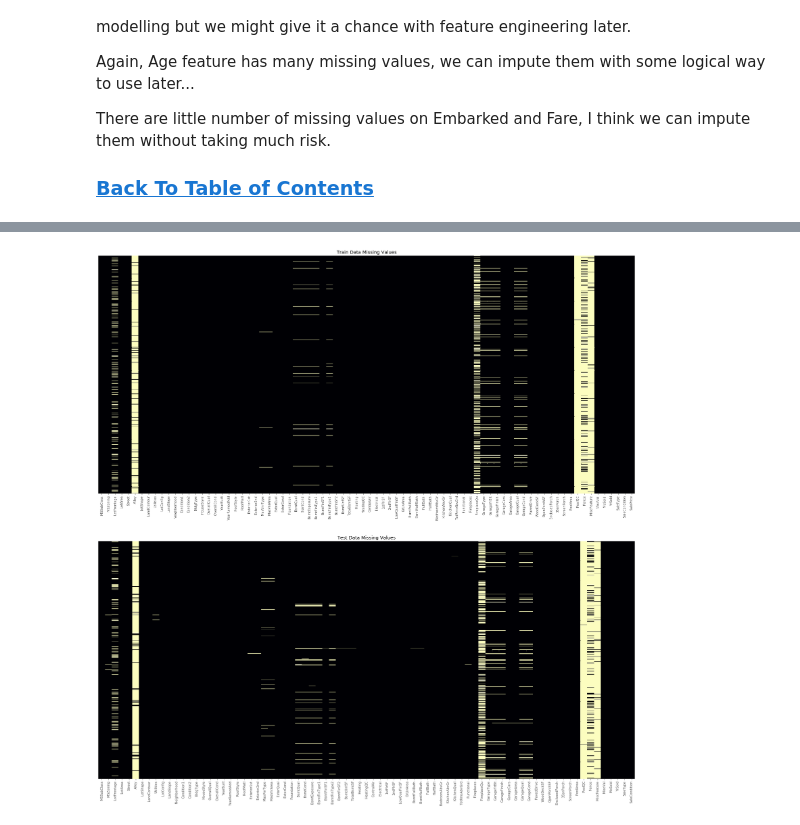
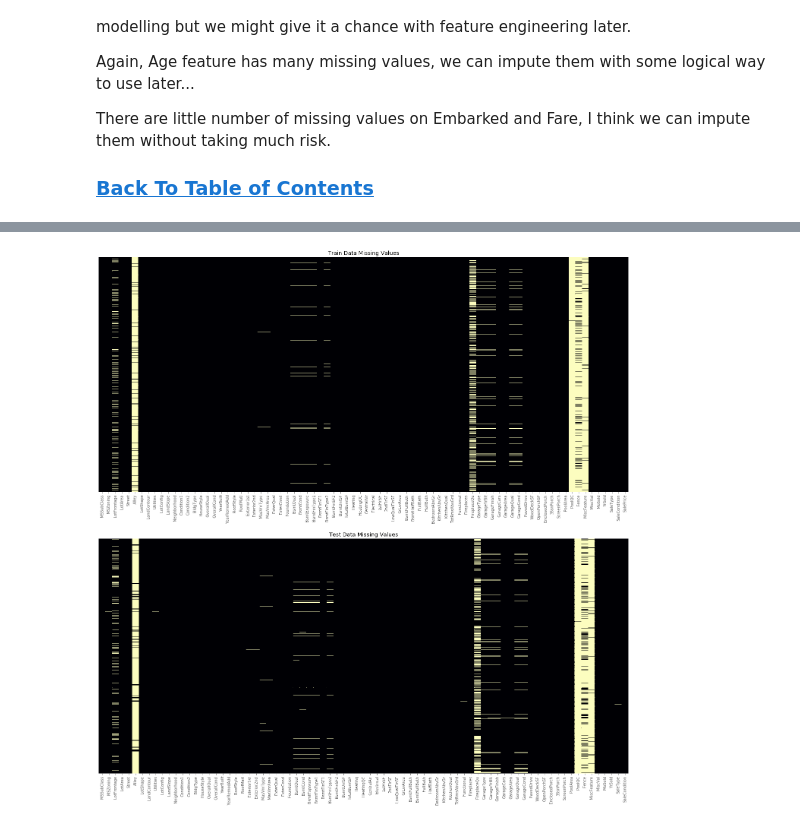
Before and after one commit to asynchk/kaggle_house_price_prediction, a Jupyter notebook: editing.ipynb, the cells around one changed output, grey strips where cells are left out. Cells and saved outputs as stored; diff of their text form; code cells hidden in the pictures.

```diff
--- a/editing.ipynb
+++ b/editing.ipynb
@@ -232,23 +256,23 @@ There are little number of missing values on Embarked and Fare, I think we can i
 # %%
-# Detecting missing data
+# Visualising missing data
 
-fig, ax = plt.subplots(nrows=2, figsize=(30, 30))
+fig, ax = plt.subplots(nrows=2, figsize=(25, 25))
 half = len(v_train)/2
 sns.heatmap(v_train.loc[:half].isnull(),
             yticklabels=False,
             cbar=False,
             cmap='magma',
             ax=ax[0])
 sns.heatmap(v_test.isnull(),
             yticklabels=False,
             cbar=False,
             cmap='magma',
             ax=ax[1])
 
 ax[0].set_title('Train Data Missing Values')
 ax[1].set_title('Test Data Missing Values')
 
 plt.xticks(rotation=90)
 plt.show()
 # %% [output]
-[figure, old version]
+[figure, new version]
```
Also changed, not shown: parts of 10 cells of this notebook.
